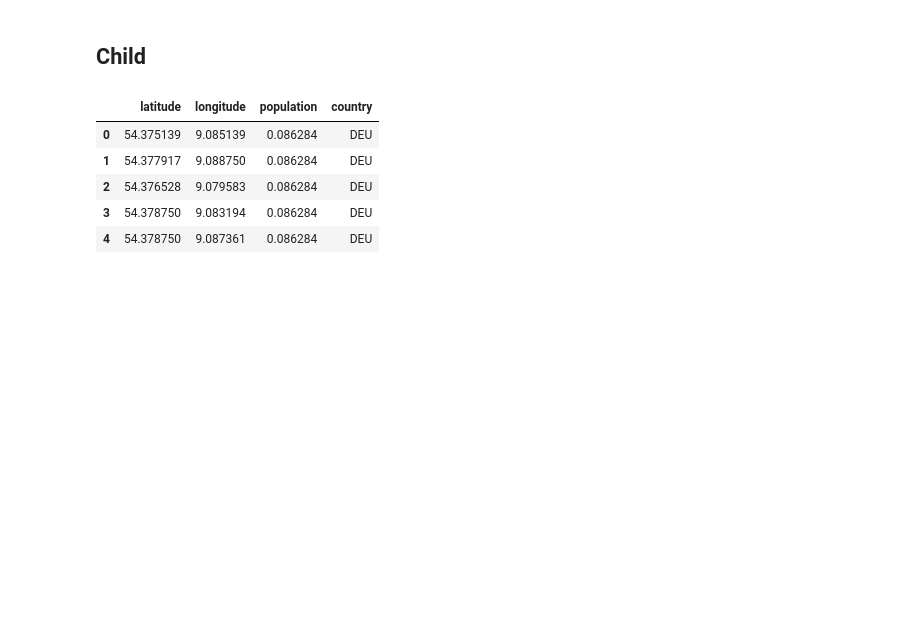
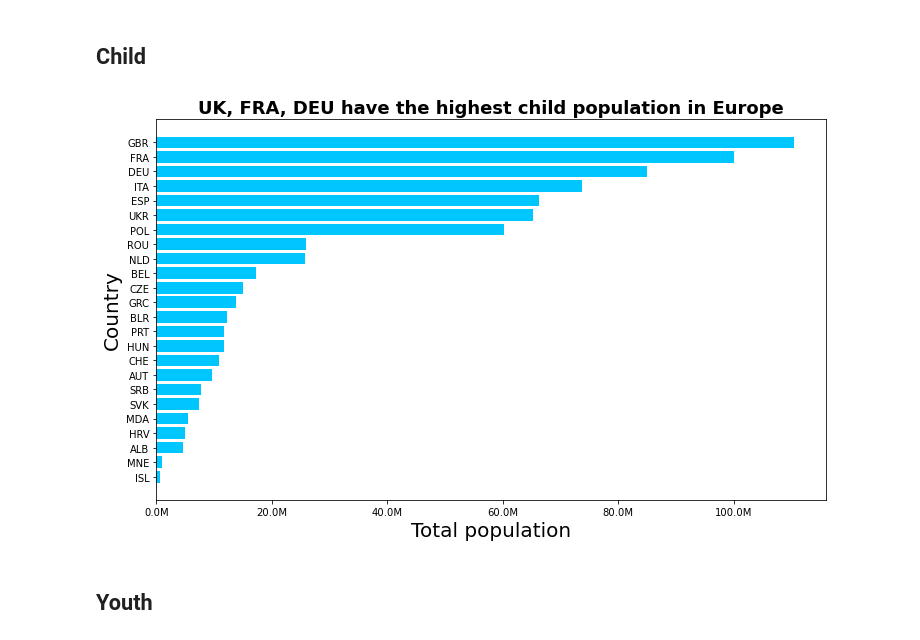
Before and after one commit to abeljoshua20/Population-Density-Analysis, a Jupyter notebook: MP2_Abel Europe.ipynb, the cells around one changed output. Drawn from its saved outputs; the diff is of its cells as text; code cells hidden in the pictures; blank space fills up the shorter version.

Commit message:
Have highest population graph for child

```diff
--- a/MP2_Abel Europe.ipynb
+++ b/MP2_Abel Europe.ipynb
@@ -204,14 +236,26 @@ df_elder.count().compute()
 # Exploratory Data Analysis
 # %% [markdown]
 ## Child
-# %%
-df_child.head()
-# %% [output]
-|  | latitude | longitude | population | country |
-| 0 | 54.375139 | 9.085139 | 0.086284 | DEU |
-| 1 | 54.377917 | 9.088750 | 0.086284 | DEU |
-| 2 | 54.376528 | 9.079583 | 0.086284 | DEU |
-| 3 | 54.378750 | 9.083194 | 0.086284 | DEU |
-| 4 | 54.378750 | 9.087361 | 0.086284 | DEU |
 # %%
-total_pop = df_child.groupby(['country']).population.sum()
+total_pop = df_child.groupby(['country']).people_count.sum().compute()
+total_pop.sort_values(inplace=True)
+# %%
+plt.figure(figsize=(12, 7))
+y = total_pop.index
+x = total_pop.values
+# Plot data
+plt.barh(y, x)
+plt.title('UK, FRA, DEU have the highest child population in Europe')
+plt.ylabel('Country')
+plt.xlabel('Total population')
+
+# Change ticks
+ax = plt.gca()
+xlabels = [f'{x:.1f}M' for x in ax.get_xticks()/1e6]
+ax.set_xticklabels(xlabels)
+plt.show()
+warnings.filterwarnings('ignore')
+# %% [output]
+[figure, added]
+# %% [markdown]
+## Youth
```
Also changed, not shown: parts of 11 cells of this notebook.
